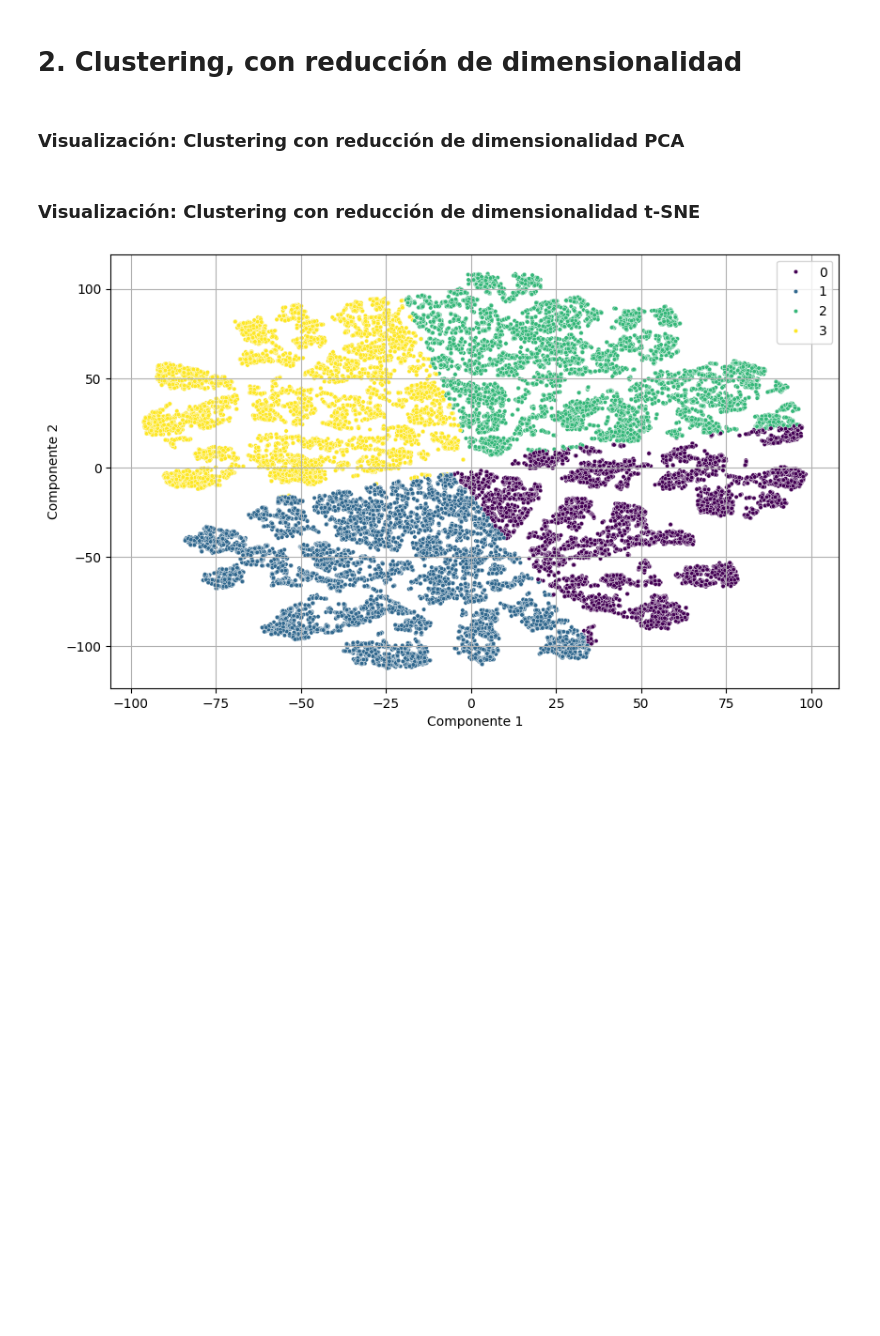
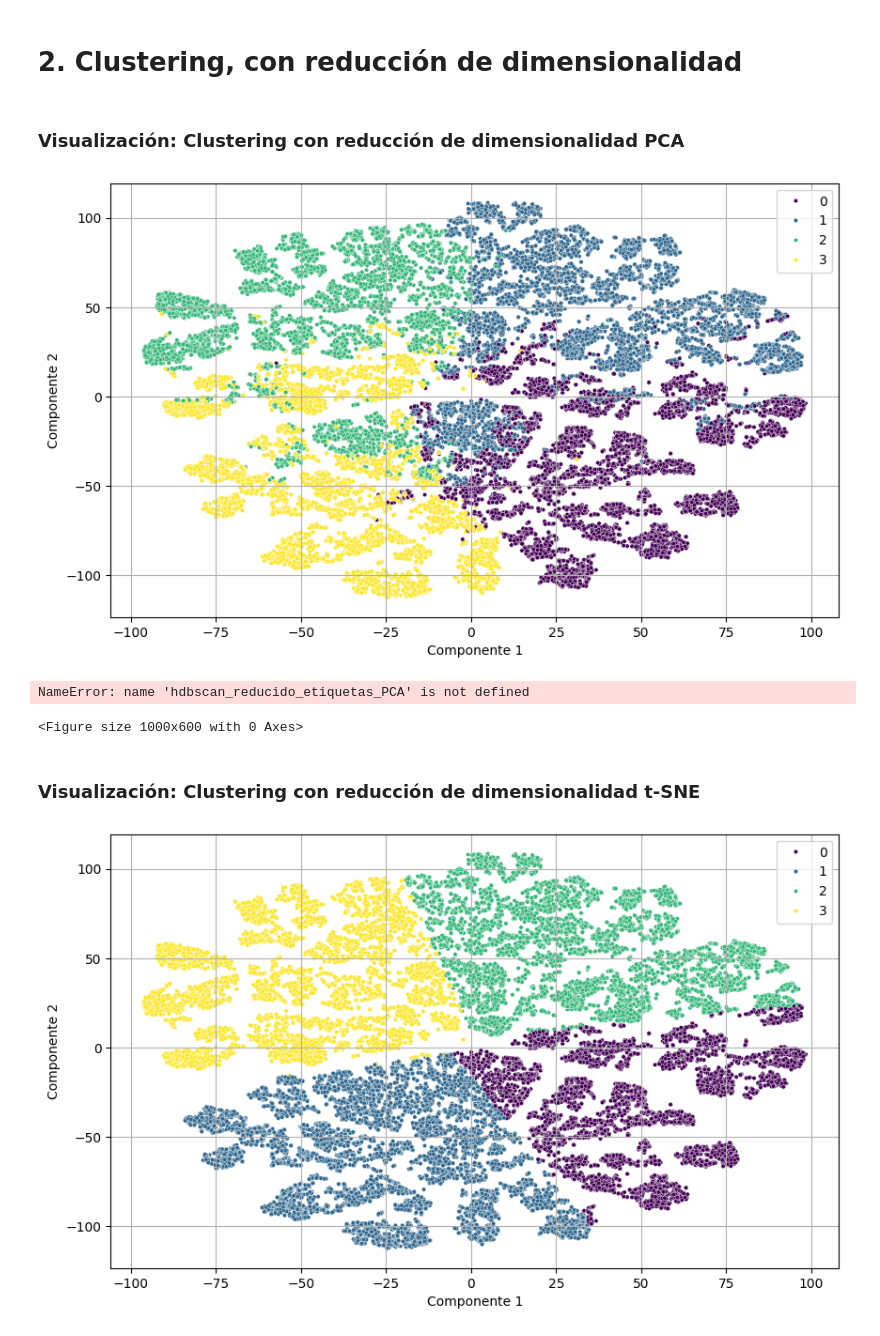
Before and after one commit to Shernandez0911/Tarea9DataScience, a Jupyter notebook: SebastianHernandez_AlexMondaca.ipynb, the cells around one changed output. Cells and saved outputs as stored; diff of their text form; code cells hidden in the pictures; blank space fills up the shorter version.

```diff
--- a/SebastianHernandez_AlexMondaca.ipynb
+++ b/SebastianHernandez_AlexMondaca.ipynb
@@ -116,10 +117,15 @@ La técnica que genera agrupamientos más claros basándonos solamente en la vis
 #  2. Clustering, con reducción de dimensionalidad
 # %%
 #PCA
+pca = PCA(n_components=2, random_state=254)
+X_pca = pca.fit_transform(X)
 # %%
 # t-SNE
 tsne_reducir = TSNE(n_components=2, random_state=254).fit_transform(X)
 # %%
-kmeans_reducido = KMeans(n_clusters=k, random_state=254)
-kmeans_reducido_etiquetas = kmeans_reducido.fit_predict(tsne_reducir)
+kmeans_reducido_tsne = KMeans(n_clusters=k, random_state=254)
+kmeans_reducido_etiquetas_tsne = kmeans_reducido_tsne.fit_predict(tsne_reducir)
+
+kmeans_reducido_PCA = KMeans(n_clusters=k, random_state=254)
+kmeans_reducido_etiquetas_PCA = kmeans_reducido_PCA.fit_predict(X_pca)
 # %%
@@ -128,5 +137,26 @@ hdbscan_reducido_etiquetas = hdbscan_clust_reducido.fit_predict(tsne_reducir)
 # %% [markdown]
 ### Visualización: Clustering con reducción de dimensionalidad PCA
+# %%
+
+plt.figure(figsize=(10, 6))
+sns.scatterplot(x=tsne[:, 0], y=tsne[:, 1], hue=kmeans_reducido_etiquetas_PCA, palette='viridis', s=10)
+plt.xlabel('Componente 1')
+plt.ylabel('Componente 2')
+plt.grid()
+plt.show()
+# %% [output]
+[figure, added]
+# %%
+
+plt.figure(figsize=(10, 6))
+sns.scatterplot(x=tsne[:, 0], y=tsne[:, 1], hue=hdbscan_reducido_etiquetas_PCA, palette='viridis', s=10)
+plt.xlabel('Componente 1')
+plt.ylabel('Componente 2')
+plt.grid()
+plt.show()
+# %% [output]
+NameError: name 'hdbscan_reducido_etiquetas_PCA' is not defined
+<Figure size 1000x600 with 0 Axes>
 # %% [markdown]
 ### Visualización: Clustering con reducción de dimensionalidad t-SNE
 # %%
```
Also changed, not shown: parts of 6 cells of this notebook.
